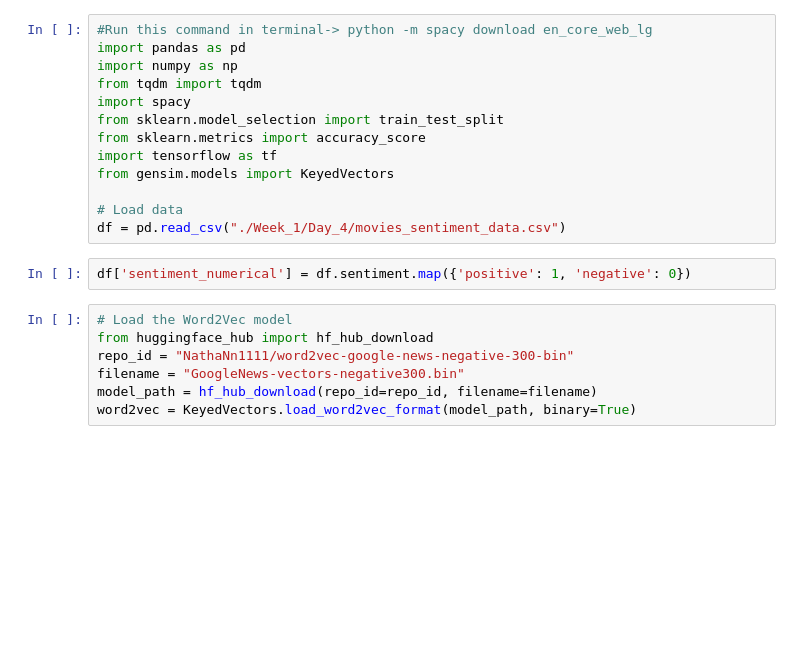
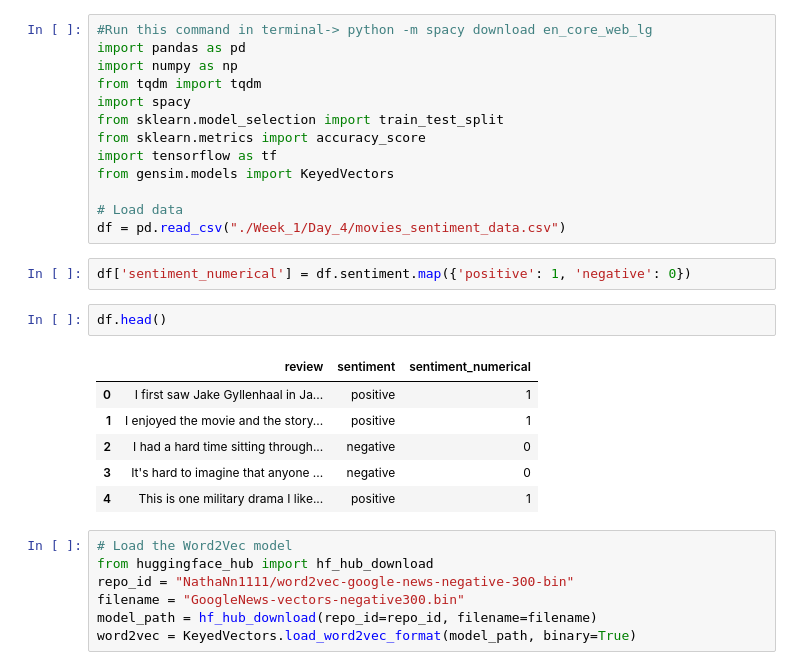
Before and after one commit to Kush210/GenAI-Bootcamp, a Jupyter notebook: Codes/Week_1/Day_4/Movie_Review_Classifier.ipynb, the cells around one changed output. Drawn from its saved outputs; the diff is of its cells as text; blank space fills up the shorter version.

```diff
--- a/Codes/Week_1/Day_4/Movie_Review_Classifier.ipynb
+++ b/Codes/Week_1/Day_4/Movie_Review_Classifier.ipynb
@@ -13,6 +13,15 @@ from gensim.models import KeyedVectors
 df = pd.read_csv("./Week_1/Day_4/movies_sentiment_data.csv")
 # %%
 df['sentiment_numerical'] = df.sentiment.map({'positive': 1, 'negative': 0})
+# %%
+df.head()
+# %% [output]
+|  | review | sentiment | sentiment_numerical |
+| 0 | I first saw Jake Gyllenhaal in Ja... | positive | 1 |
+| 1 | I enjoyed the movie and the story... | positive | 1 |
+| 2 | I had a hard time sitting through... | negative | 0 |
+| 3 | It's hard to imagine that anyone ... | negative | 0 |
+| 4 | This is one military drama I like... | positive | 1 |
 # %%
 # Load the Word2Vec model
 from huggingface_hub import hf_hub_download
```
Also changed, not shown: parts of 3 cells of this notebook, 10 other files.
